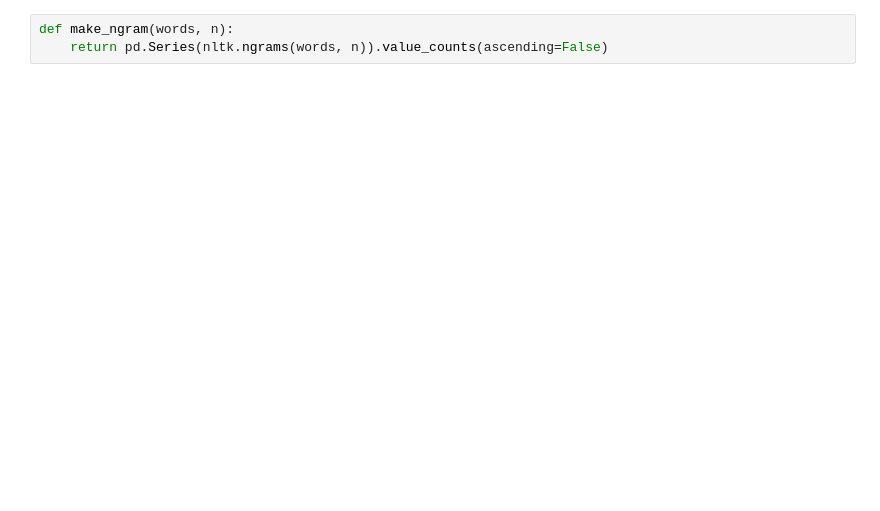
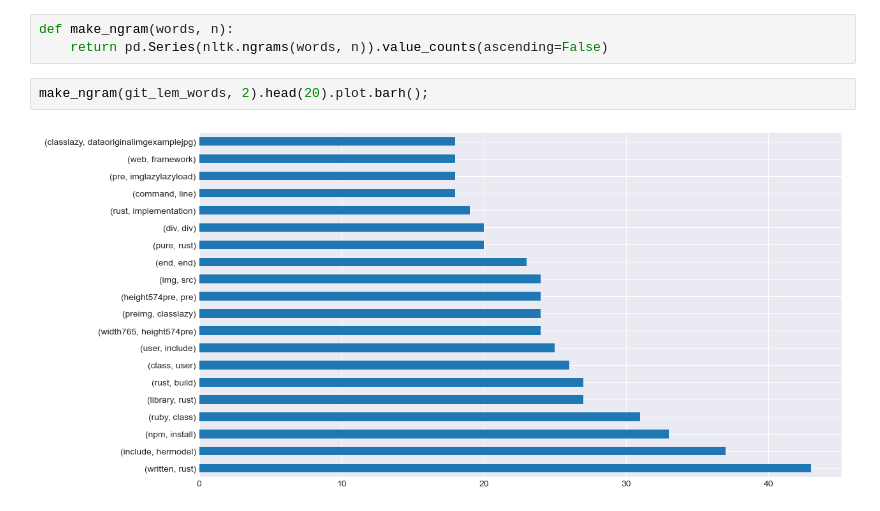
Before and after one commit to Keila-Camarillo/nlp_most_starred_repos, a Jupyter notebook: keila_final_notebook.ipynb, the cells around one changed output. Drawn from its saved outputs; the diff is of its cells as text; blank space fills up the shorter version.

```diff
--- a/keila_final_notebook.ipynb
+++ b/keila_final_notebook.ipynb
@@ -205,3 +74,7 @@ word_counts.sort_values(["clean", "stem", "lemmatize"], ascending=False).head(20
 # %%
 def make_ngram(words, n):
     return pd.Series(nltk.ngrams(words, n)).value_counts(ascending=False)
+# %%
+make_ngram(git_lem_words, 2).head(20).plot.barh();
+# %% [output]
+[figure, added]
```
Also changed, not shown: parts of 29 cells of this notebook.
